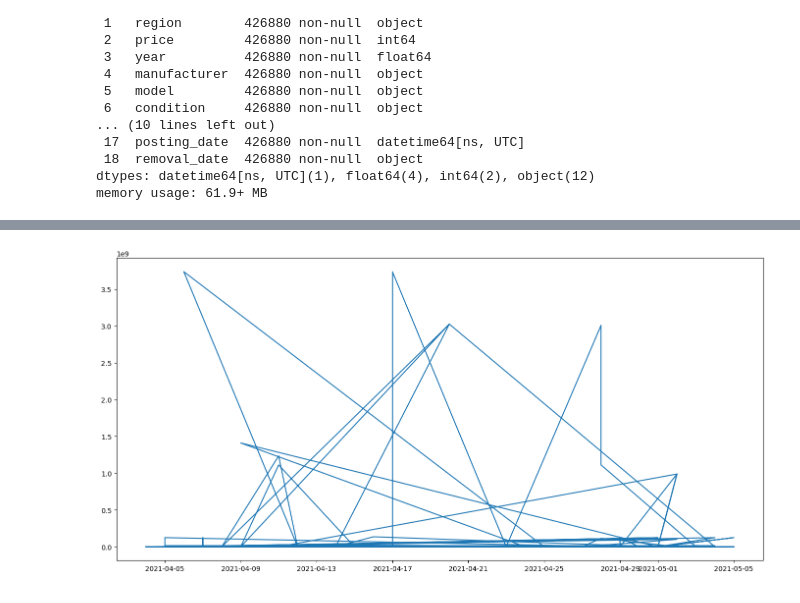
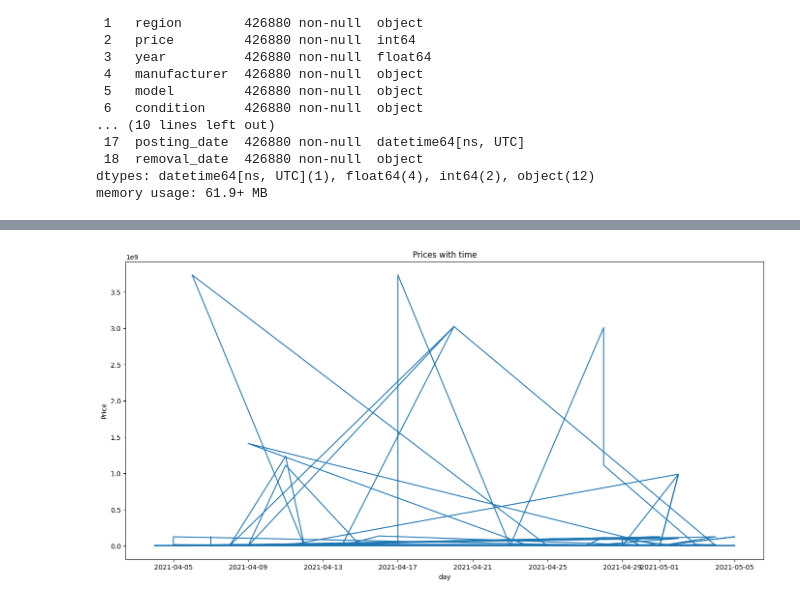
Before and after one commit to M254-bto/Lux-BootCamp, a Jupyter notebook: craigslist-car-time-series.ipynb, the cells around one changed output, grey strips where cells are left out. Drawn from its saved outputs; the diff is of its cells as text; code cells hidden in the pictures.

Commit message:
Kaggle Notebook | Craigslist Car Time Series | Version 4

```diff
--- a/craigslist-car-time-series.ipynb
+++ b/craigslist-car-time-series.ipynb
@@ -198,9 +207,9 @@ data.head()
 # %%
 plt.figure(figsize=(17, 8))
 plt.plot(data.price)
-# plt.title('Closing price of New Germany Fund Inc (GF)')
-# plt.ylabel('Closing price ($)')
-# plt.xlabel('Trading day')
+plt.title('Prices with time')
+plt.ylabel('Price')
+plt.xlabel('day')
 plt.grid(False)
 plt.show()
 # %% [output]
@@ -211,4 +223,4 @@ plt.show()
-[figure, old version]
+[figure, new version]
 # %%
 df_agg = data.groupby(['region', 'type', 'posting_date']).size().reset_index(name='count')
 # df_agg = df_agg.sort_values(by='posting_date')
```
Also changed, not shown: parts of 11 cells of this notebook.
